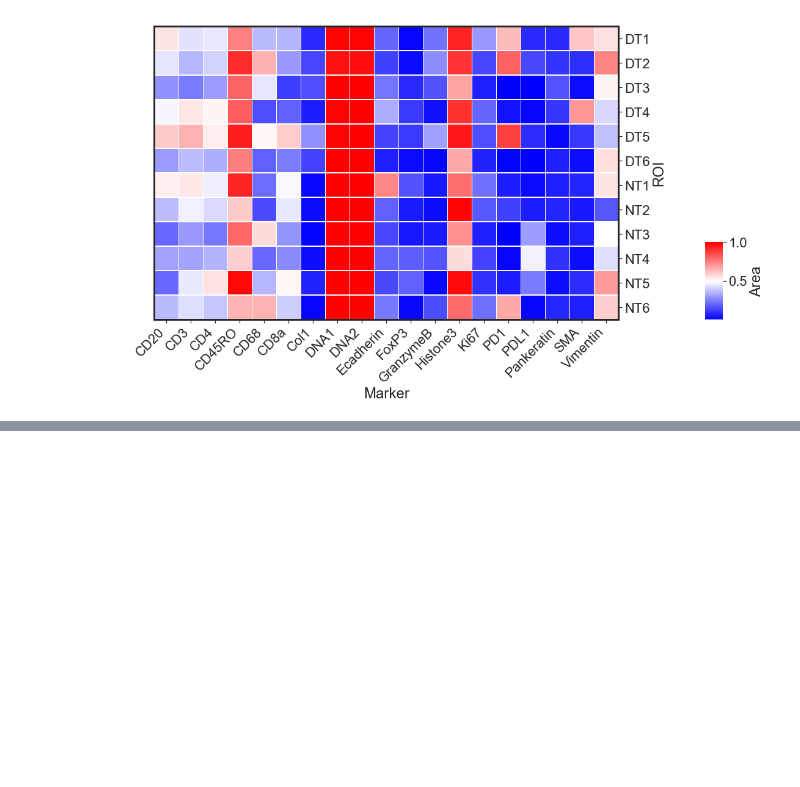
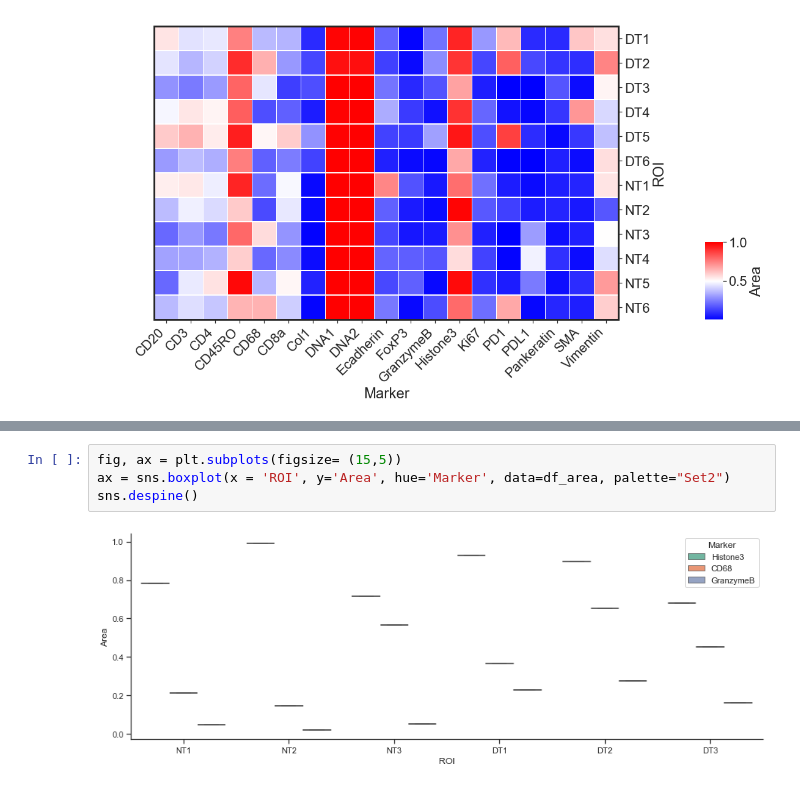
Before and after one commit to coskunlab/SpatialViz, a Jupyter notebook: notebooks/06_stats_plot.ipynb, the cells around one changed output, grey strips where cells are left out. Drawn from its saved outputs; the diff is of its cells as text; blank space fills up the shorter version.

```diff
--- a/notebooks/06_stats_plot.ipynb
+++ b/notebooks/06_stats_plot.ipynb
@@ -160,0 +189,6 @@ for _, spine in ax.ax_heatmap.spines.items():
+# %%
+fig, ax = plt.subplots(figsize= (15,5))
+ax = sns.boxplot(x = 'ROI', y='Area', hue='Marker', data=df_area, palette="Set2")
+sns.despine()
+# %% [output]
+[figure, added]
```
Also changed, not shown: parts of 5 cells of this notebook, 2 other files.
